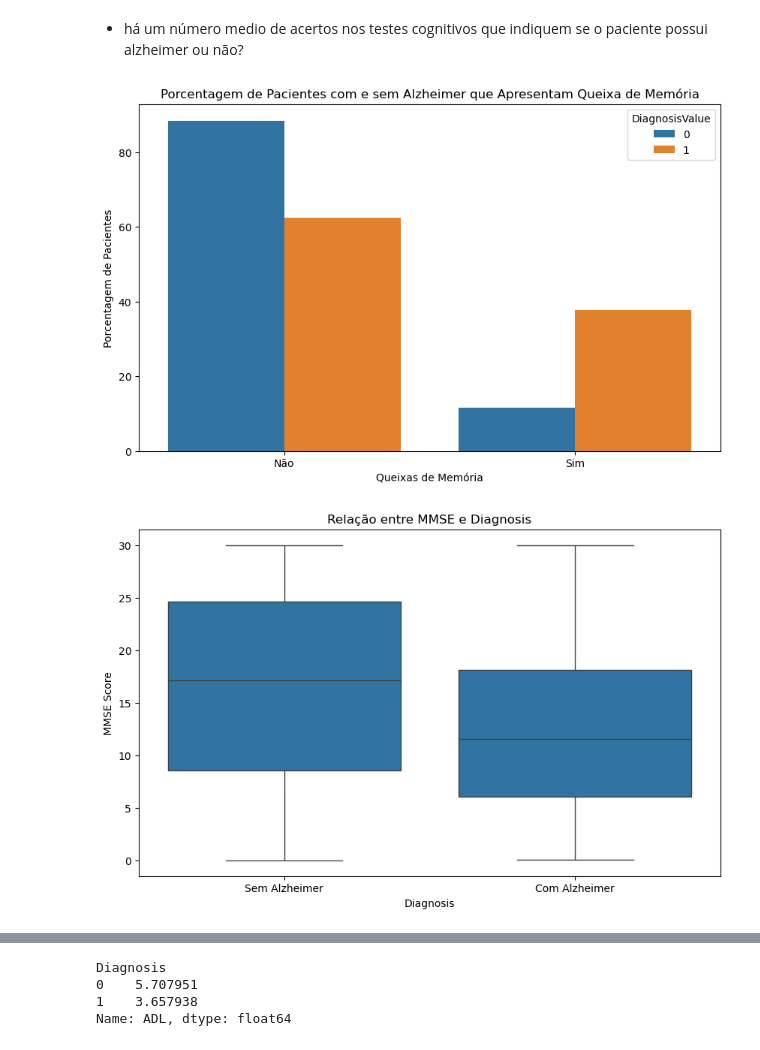
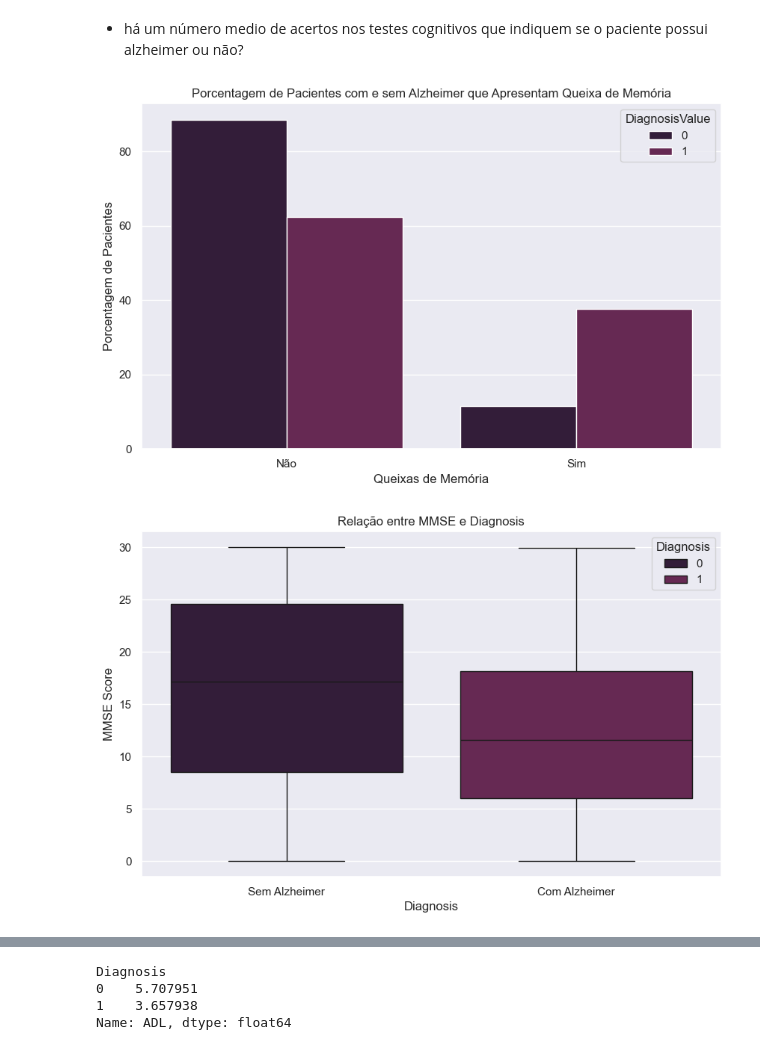
Before and after one commit to pedrolucas27/cdd-alzheimer, a Jupyter notebook: Trabalho1.ipynb, the cells around one changed output, grey strips where cells are left out. Cells and saved outputs as stored; diff of their text form; code cells hidden in the pictures.

```diff
--- a/Trabalho1.ipynb
+++ b/Trabalho1.ipynb
@@ -17,6 +17,8 @@ import numpy as np
 import pandas as pd
 import seaborn as sns
 import matplotlib.pyplot as plt
+sns.set_theme(style="darkgrid")
+sns.set_palette("rocket")
 # %%
 df = pd.read_csv("alzheimers_disease_data.csv")
 df.head()
@@ -174,36 +176,36 @@ Como podemos observar no resultado da correlacao acima, mesmo não apresentando
 # %%
 # Transformar o dataset para formato tidy
 tidy_data = df.melt(id_vars='MemoryComplaints', value_vars='Diagnosis', var_name='Variable', value_name='DiagnosisValue')
 
 # Calcular as contagens
 count_data = tidy_data.groupby(['MemoryComplaints', 'DiagnosisValue']).size().reset_index(name='Count')
 
 # Calcular as porcentagens
 total_counts = count_data.groupby('DiagnosisValue')['Count'].transform('sum')
 count_data['Percentage'] = count_data['Count'] / total_counts * 100
 
 # Plotar o gráfico de barras em porcentagem
 plt.figure(figsize=(10, 6))
-sns.barplot(data=count_data, x='MemoryComplaints', y='Percentage', hue='DiagnosisValue', palette=['#1f77b4', '#ff7f0e'])
+sns.barplot(data=count_data, x='MemoryComplaints', y='Percentage', hue='DiagnosisValue')
 plt.title('Porcentagem de Pacientes com e sem Alzheimer que Apresentam Queixa de Memória')
 plt.xlabel('Queixas de Memória')
 plt.ylabel('Porcentagem de Pacientes')
 plt.xticks([0, 1], ['Não', 'Sim'])
 plt.savefig("MemoryComplainta.png")
 plt.show()
 # %% [output]
-[figure, old version]
+[figure, new version]
 # %%
 # Relação entre MMSE e Diagnosis
 plt.figure(figsize=(10, 6))
-sns.boxplot(x='Diagnosis', y='MMSE', data=data)
+sns.boxplot(x='Diagnosis', y='MMSE', data=data, hue="Diagnosis")
 plt.title('Relação entre MMSE e Diagnosis')
 plt.xlabel('Diagnosis')
 plt.ylabel('MMSE Score')
 plt.xticks([0, 1], ['Sem Alzheimer', 'Com Alzheimer'])
 plt.show()
 # %% [output]
-[figure, old version]
+[figure, new version]
 # %%
 # Relação entre FunctionalAssessment e Diagnosis
 plt.figure(figsize=(10, 6))
```
Also changed, not shown: parts of 17 cells of this notebook.
